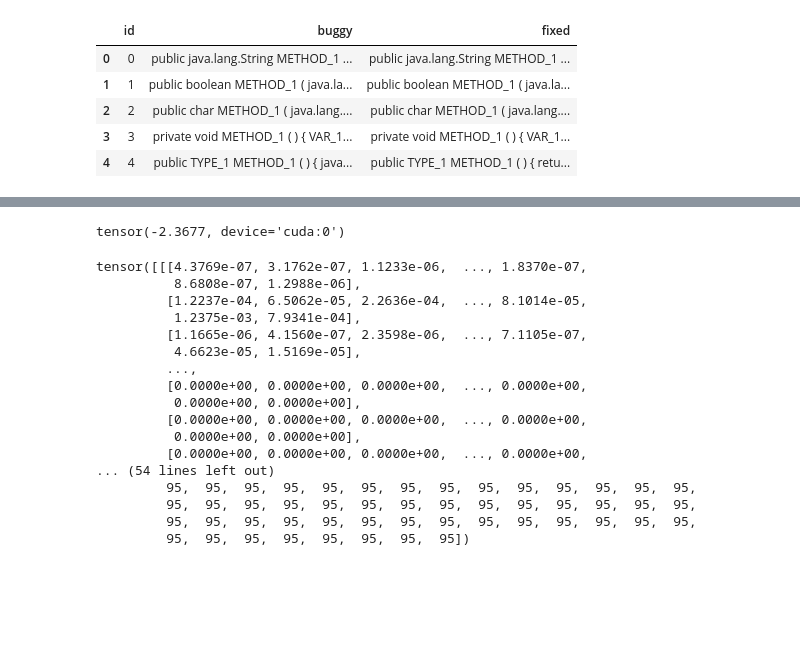
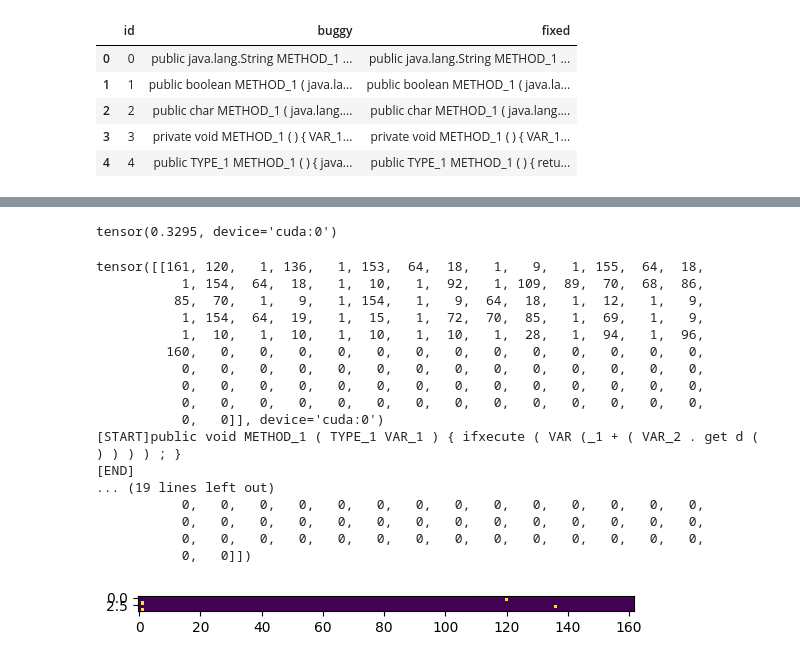
Before and after one commit to Epoch-2026-2027/Learning_Phase, a Jupyter notebook: Task - 1/Subtask-2/Untitled.ipynb, the cells around one changed output, grey strips where cells are left out. Drawn from its saved outputs; the diff is of its cells as text; code cells hidden in the pictures; blank space fills up the shorter version.

```diff
--- a/Task - 1/Subtask-2/Untitled.ipynb
+++ b/Task - 1/Subtask-2/Untitled.ipynb
@@ -17,6 +17,6 @@ dataset.head()
 | 4 | 4 | public TYPE_1 METHOD_1 ( ) { java... | public TYPE_1 METHOD_1 ( ) { retu... |
 # %%
 dataset = dataset[dataset["buggy"].str.len() <= 128]
-dataset = dataset[dataset["fixed"].str.len() <= 128][:8000]
+dataset = dataset[dataset["fixed"].str.len() <= 128]
 len(dataset)
 # %% [output]
@@ -217,6 +285,6 @@ class LSTMEncoderDecoder(nn.Module):
 # %%
 train_dataset = DataLoader(train_data,128)
-valid_dataset = DataLoader(valid_data,2048)
+valid_dataset = DataLoader(valid_data,128)
 test_dataset = DataLoader(test_data,2048)
 training_size
 # %% [output]
@@ -269,6 +356,6 @@ tensor(-4.7955, device='cuda:0')
 KeyboardInterrupt:
 # %%
-torch.save(model.state_dict(), f"./model_parameter.trhmodel")
+torch.save(model.state_dict(), f"./model_parameter2.trhmodel")
 
 
 model.eval()
@@ -277,39 +364,45 @@ total = 0
 with torch.no_grad():
     for (x,y) in test_dataset:
         x = x.to(device)
-        y = y.to(device).reshape(-1)
-        pred = model(x)
-        pred = torch.argmax(pred,dim = -1).reshape(-1)
-        total += (pred == y).sum()- (0 == y).sum()
-        n += len(y)- (0 == y).sum()
+        y = y.to(device)
+        pred = model(x,y)
+        pred = torch.argmax(pred,dim = -1)
+        total += (pred == y).reshape(-1).sum()
+        n += len(y.reshape(-1))
 
 print(total/n)
 # %% [output]
-tensor(-2.3677, device='cuda:0')
+tensor(0.3295, device='cuda:0')
 # %%
 x = test_data[0:1][0].to(device)
-y = test_data[0:1][1].to(device).reshape(-1)
-pred = model(x)
-print(pred.cpu())
-pred = torch.argmax(pred,dim = -1).reshape(-1)
+y = test_data[0:1][1].to(device)
+pred = model(x,y)
+pred = torch.softmax(pred,dim=-1)
+plt.imshow(pred[0,:5].cpu().detach().numpy())
+pred = torch.argmax(pred,dim = -1)
+print(pred)
+print(CodeDataset.detokensize( pred[0].cpu()))
+print(CodeDataset.detokensize( y[0].cpu()))
+print(CodeDataset.detokensize( x[0].cpu()))
 print(y.cpu(),pred.cpu())
 total += (pred == y).sum()
 n += len(y)
 # %% [output]
-tensor([[[4.3769e-07, 3.1762e-07, 1.1233e-06,  ..., 1.8370e-07,
-          8.6808e-07, 1.2988e-06],
-         [1.2237e-04, 6.5062e-05, 2.2636e-04,  ..., 8.1014e-05,
-          1.2375e-03, 7.9341e-04],
-         [1.1665e-06, 4.1560e-07, 2.3598e-06,  ..., 7.1105e-07,
-          4.6623e-05, 1.5169e-05],
-         ...,
-         [0.0000e+00, 0.0000e+00, 0.0000e+00,  ..., 0.0000e+00,
-          0.0000e+00, 0.0000e+00],
-         [0.0000e+00, 0.0000e+00, 0.0000e+00,  ..., 0.0000e+00,
-          0.0000e+00, 0.0000e+00],
-         [0.0000e+00, 0.0000e+00, 0.0000e+00,  ..., 0.0000e+00,
-... (54 lines left out)
-         95,  95,  95,  95,  95,  95,  95,  95,  95,  95,  95,  95,  95,  95,
-         95,  95,  95,  95,  95,  95,  95,  95,  95,  95,  95,  95,  95,  95,
-         95,  95,  95,  95,  95,  95,  95,  95,  95,  95,  95,  95,  95,  95,
-         95,  95,  95,  95,  95,  95,  95,  95])
+tensor([[161, 120,   1, 136,   1, 153,  64,  18,   1,   9,   1, 155,  64,  18,
+           1, 154,  64,  18,   1,  10,   1,  92,   1, 109,  89,  70,  68,  86,
+          85,  70,   1,   9,   1, 154,   1,   9,  64,  18,   1,  12,   1,   9,
+           1, 154,  64,  19,   1,  15,   1,  72,  70,  85,   1,  69,   1,   9,
+           1,  10,   1,  10,   1,  10,   1,  10,   1,  28,   1,  94,   1,  96,
+         160,   0,   0,   0,   0,   0,   0,   0,   0,   0,   0,   0,   0,   0,
+           0,   0,   0,   0,   0,   0,   0,   0,   0,   0,   0,   0,   0,   0,
+           0,   0,   0,   0,   0,   0,   0,   0,   0,   0,   0,   0,   0,   0,
+           0,   0,   0,   0,   0,   0,   0,   0,   0,   0,   0,   0,   0,   0,
+           0,   0]], device='cuda:0')
+[START]public void METHOD_1 ( TYPE_1 VAR_1 ) { ifxecute ( VAR (_1 + ( VAR_2 . get d ( ) ) ) ) ; }
+[END]
+... (19 lines left out)
+           0,   0,   0,   0,   0,   0,   0,   0,   0,   0,   0,   0,   0,   0,
+           0,   0,   0,   0,   0,   0,   0,   0,   0,   0,   0,   0,   0,   0,
+           0,   0,   0,   0,   0,   0,   0,   0,   0,   0,   0,   0,   0,   0,
+           0,   0]])
+[figure, added]
```
Also changed, not shown: parts of 13 cells of this notebook, 7 other files.
